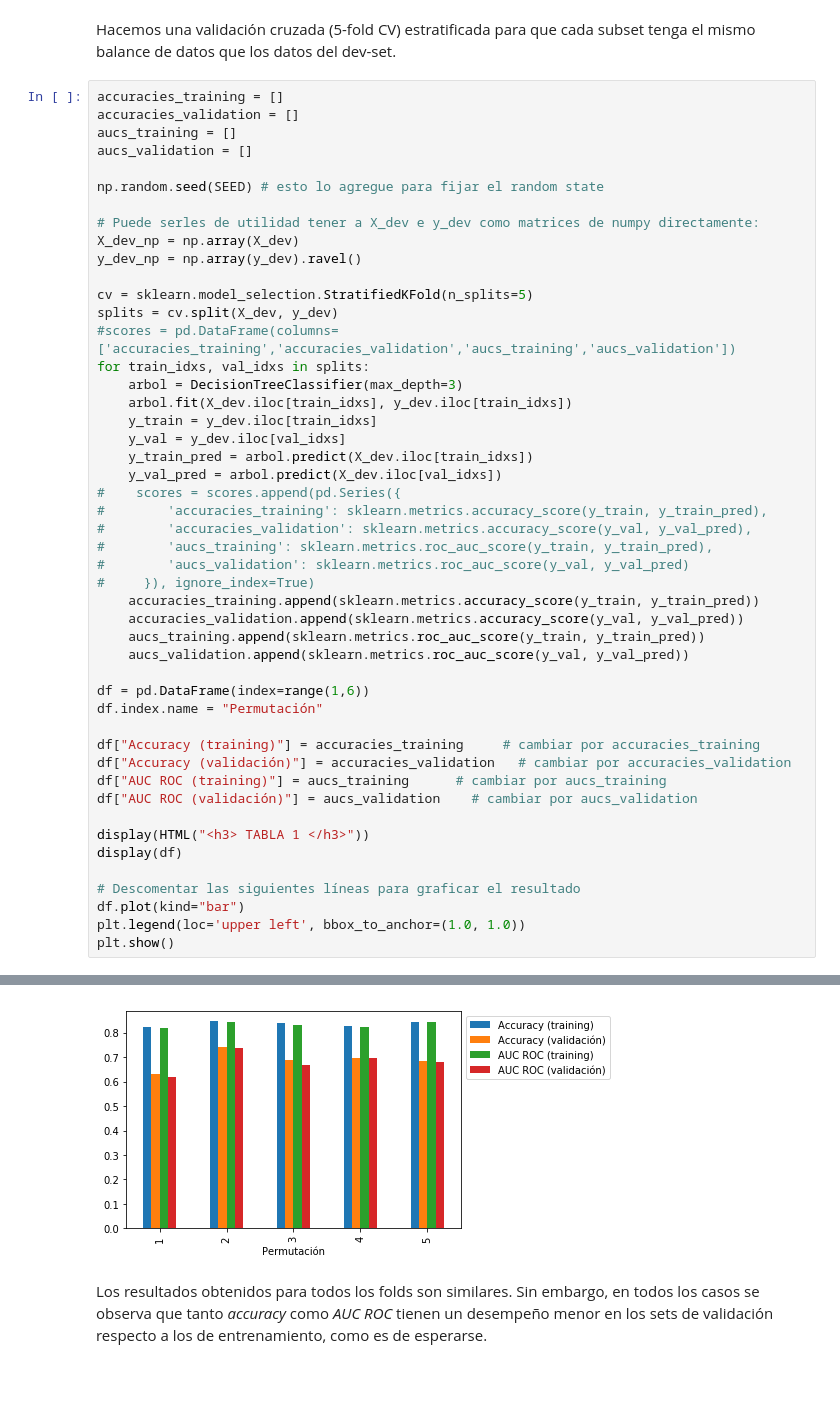
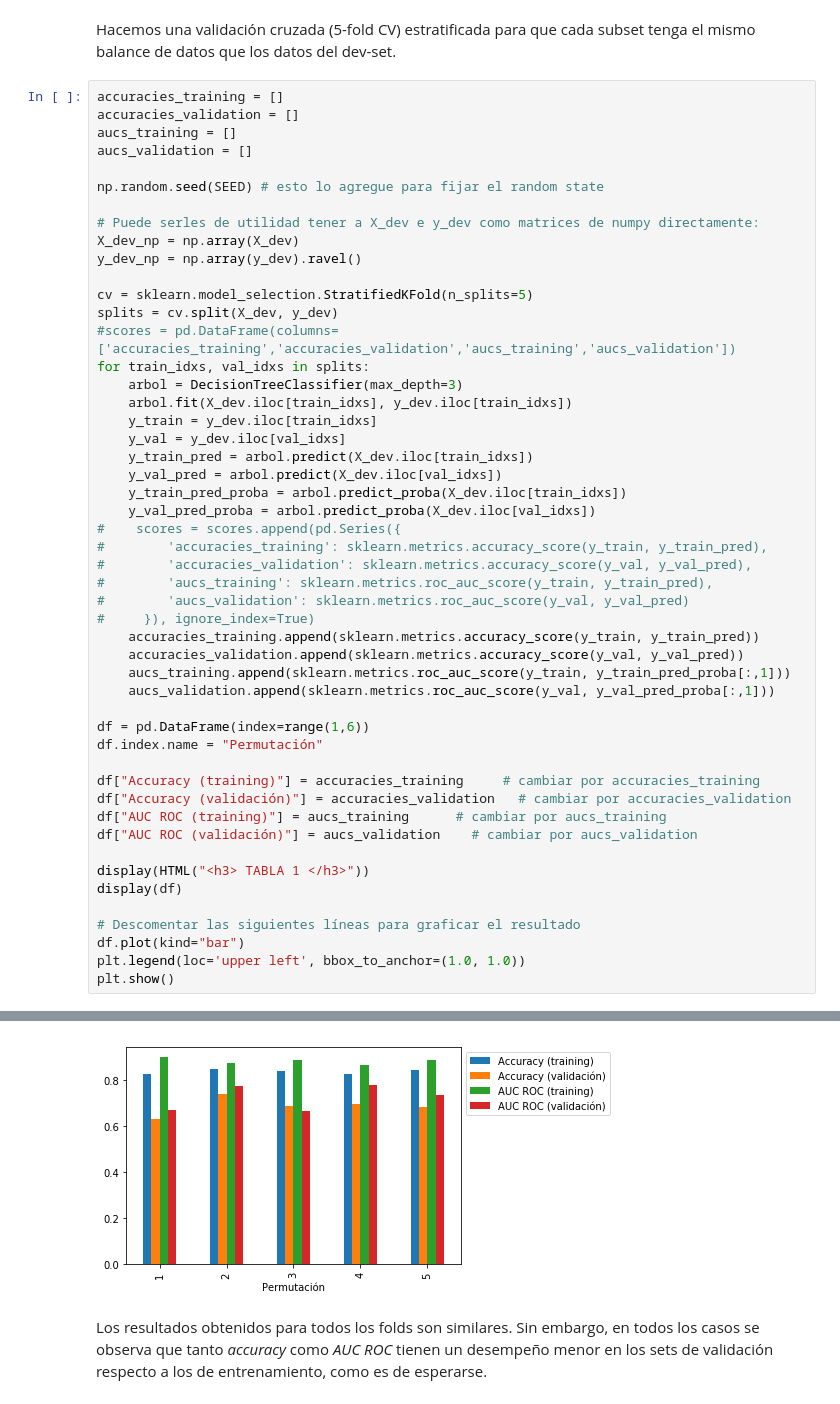
Before and after one commit to stellasm/repo_aa, a Jupyter notebook: TP1/TP1_integrado.ipynb, the cells around one changed output, grey strips where cells are left out. Saved outputs shown, nothing was run; the diff lists cells and outputs as text.

```diff
--- a/TP1/TP1_integrado.ipynb
+++ b/TP1/TP1_integrado.ipynb
@@ -359,6 +359,8 @@ for train_idxs, val_idxs in splits:
     y_val = y_dev.iloc[val_idxs]
     y_train_pred = arbol.predict(X_dev.iloc[train_idxs])
     y_val_pred = arbol.predict(X_dev.iloc[val_idxs])
+    y_train_pred_proba = arbol.predict_proba(X_dev.iloc[train_idxs])
+    y_val_pred_proba = arbol.predict_proba(X_dev.iloc[val_idxs])
 #    scores = scores.append(pd.Series({
 #        'accuracies_training': sklearn.metrics.accuracy_score(y_train, y_train_pred),
 #        'accuracies_validation': sklearn.metrics.accuracy_score(y_val, y_val_pred),
@@ -367,8 +369,8 @@ for train_idxs, val_idxs in splits:
 #     }), ignore_index=True)
     accuracies_training.append(sklearn.metrics.accuracy_score(y_train, y_train_pred))
     accuracies_validation.append(sklearn.metrics.accuracy_score(y_val, y_val_pred))
-    aucs_training.append(sklearn.metrics.roc_auc_score(y_train, y_train_pred))
-    aucs_validation.append(sklearn.metrics.roc_auc_score(y_val, y_val_pred))
+    aucs_training.append(sklearn.metrics.roc_auc_score(y_train, y_train_pred_proba[:,1]))
+    aucs_validation.append(sklearn.metrics.roc_auc_score(y_val, y_val_pred_proba[:,1]))
 
 df = pd.DataFrame(index=range(1,6))
 df.index.name = "Permutación"
@@ -397,4 +399,4 @@ TABLA 1
-[figure, old version]
+[figure, new version]
 # %% [markdown]
 Los resultados obtenidos para todos los folds son similares. Sin embargo, en todos los casos se observa que tanto *accuracy* como *AUC ROC* tienen un desempeño menor en los sets de validación respecto a los de entrenamiento, como es de esperarse.
 # %% [markdown]
```
Also changed, not shown: parts of 14 cells of this notebook.
